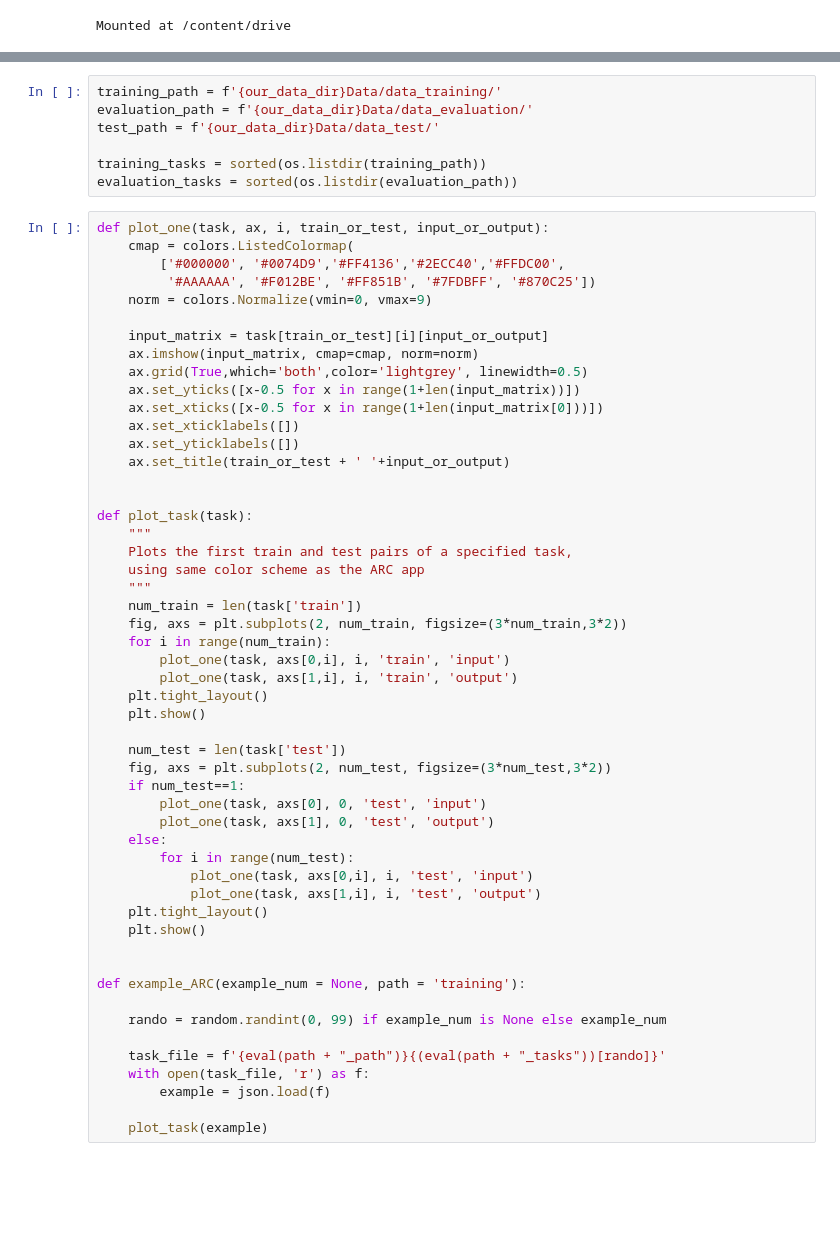
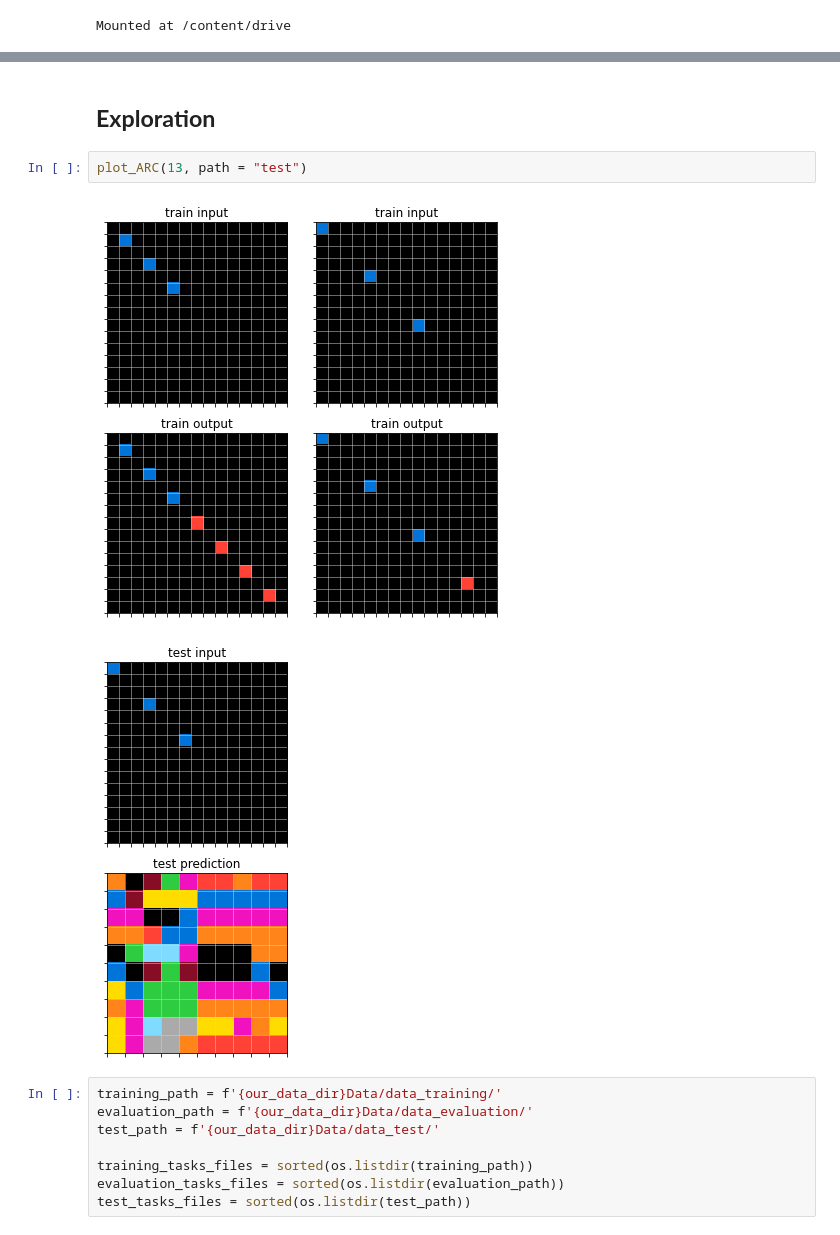
Before and after one commit to foger3/ARC_DeepLearning, a Jupyter notebook: model/ARC_DL.ipynb, the cells around one changed output, grey strips where cells are left out. Drawn from its saved outputs; the diff is of its cells as text; blank space fills up the shorter version.

Commit message:
First model build + visualization redo

```diff
--- a/model/ARC_DL.ipynb
+++ b/model/ARC_DL.ipynb
@@ -18,59 +124,15 @@ Mounted at /content/drive
+# %% [markdown]
+## **Exploration**
+# %%
+plot_ARC(13, path = "test")
+# %% [output]
+[figure, added]
+[figure, added]
 # %%
 training_path = f'{our_data_dir}Data/data_training/'
 evaluation_path = f'{our_data_dir}Data/data_evaluation/'
 test_path = f'{our_data_dir}Data/data_test/'
 
-training_tasks = sorted(os.listdir(training_path))
-evaluation_tasks = sorted(os.listdir(evaluation_path))
+training_tasks_files = sorted(os.listdir(training_path))
+evaluation_tasks_files = sorted(os.listdir(evaluation_path))
+test_tasks_files = sorted(os.listdir(test_path))
-# %%
-def plot_one(task, ax, i, train_or_test, input_or_output):
-    cmap = colors.ListedColormap(
-        ['#000000', '#0074D9','#FF4136','#2ECC40','#FFDC00',
-         '#AAAAAA', '#F012BE', '#FF851B', '#7FDBFF', '#870C25'])
-    norm = colors.Normalize(vmin=0, vmax=9)
-
-    input_matrix = task[train_or_test][i][input_or_output]
-    ax.imshow(input_matrix, cmap=cmap, norm=norm)
-    ax.grid(True,which='both',color='lightgrey', linewidth=0.5)
-    ax.set_yticks([x-0.5 for x in range(1+len(input_matrix))])
-    ax.set_xticks([x-0.5 for x in range(1+len(input_matrix[0]))])
-    ax.set_xticklabels([])
-    ax.set_yticklabels([])
-    ax.set_title(train_or_test + ' '+input_or_output)
-
-
-def plot_task(task):
-    """
-    Plots the first train and test pairs of a specified task,
-    using same color scheme as the ARC app
-    """
-    num_train = len(task['train'])
-    fig, axs = plt.subplots(2, num_train, figsize=(3*num_train,3*2))
-    for i in range(num_train):
-        plot_one(task, axs[0,i], i, 'train', 'input')
-        plot_one(task, axs[1,i], i, 'train', 'output')
-    plt.tight_layout()
-    plt.show()
-
-    num_test = len(task['test'])
-    fig, axs = plt.subplots(2, num_test, figsize=(3*num_test,3*2))
-    if num_test==1:
-        plot_one(task, axs[0], 0, 'test', 'input')
-        plot_one(task, axs[1], 0, 'test', 'output')
-    else:
-        for i in range(num_test):
-            plot_one(task, axs[0,i], i, 'test', 'input')
-            plot_one(task, axs[1,i], i, 'test', 'output')
-    plt.tight_layout()
-    plt.show()
-
-
-def example_ARC(example_num = None, path = 'training'):
-
-    rando = random.randint(0, 99) if example_num is None else example_num
-
-    task_file = f'{eval(path + "_path")}{(eval(path + "_tasks"))[rando]}'
-    with open(task_file, 'r') as f:
-        example = json.load(f)
-
-    plot_task(example)
```
Also changed, not shown: parts of 16 cells of this notebook, 1 other file.
